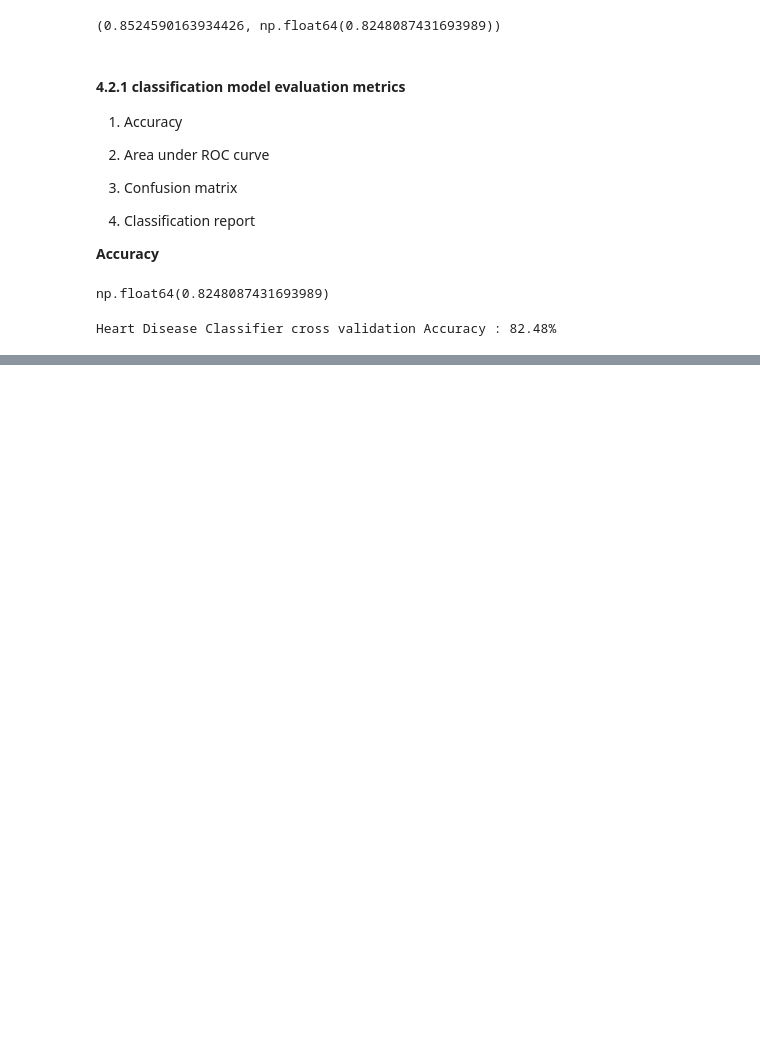
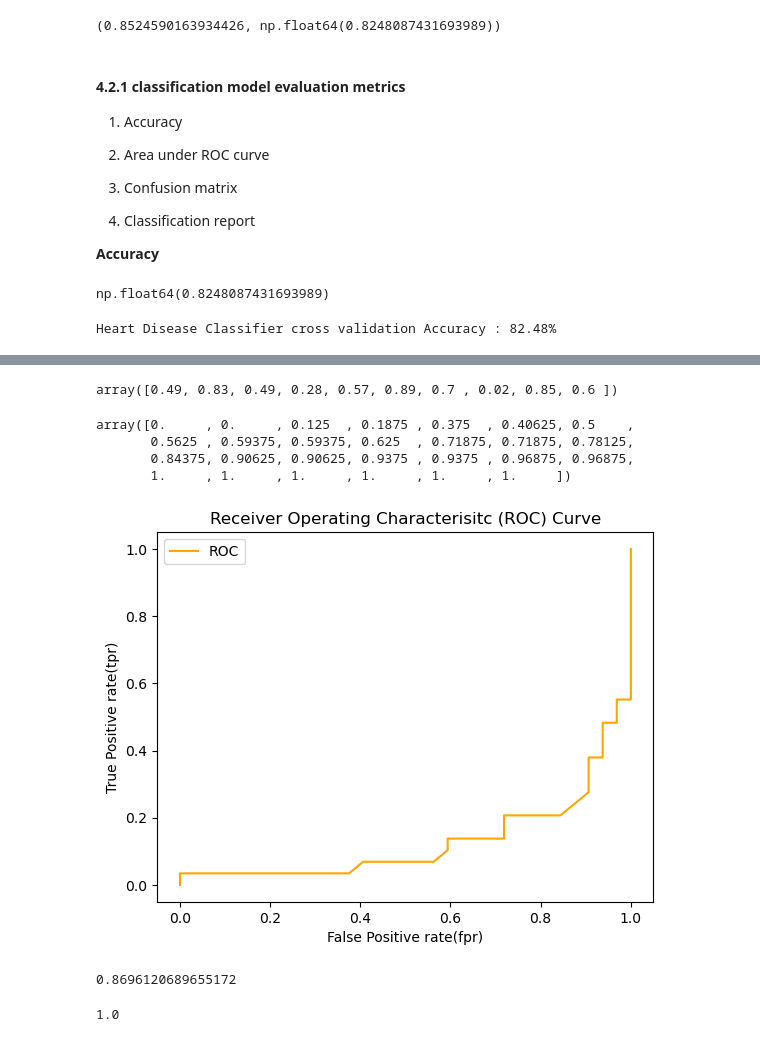
Before and after one commit to EyaderTs/ML-foundations, a Jupyter notebook: notebooks/introduction-to-scikit-learn.ipynb, the cells around one changed output, grey strips where cells are left out. Saved outputs shown, nothing was run; the diff lists cells and outputs as text; code cells hidden in the pictures; blank space fills up the shorter version.

Commit message:
evaluating model with scoring parameter

```diff
--- a/notebooks/introduction-to-scikit-learn.ipynb
+++ b/notebooks/introduction-to-scikit-learn.ipynb
@@ -1174,0 +1187,11 @@ Heart Disease Classifier cross validation Accuracy : 82.48%
+# %%
+from sklearn.metrics import roc_curve
+
+x_train, x_test, y_train, y_test = train_test_split(x, y, test_size=0.2)
+
+# fit the model
+clf.fit(x_train, y_train)
+
+# make preidctions with probabilities
+y_probs = clf.predict_proba(x_test)
+y_probs[:10], len(y_probs)
@@ -1174,0 +1210,52 @@ Heart Disease Classifier cross validation Accuracy : 82.48%
+# %%
+# as you see above the predict proba gives the probabitility of being 0 and being 1
+y_probs_positive = y_probs[:,1]
+y_probs_positive[:10]
+# %% [output]
+array([0.49, 0.83, 0.49, 0.28, 0.57, 0.89, 0.7 , 0.02, 0.85, 0.6 ])
+# %%
+# calculate the fpr, tpr and tresholds
+tpr,fpr, tresholds = roc_curve(y_test, y_probs_positive)
+
+# check the false positive rates
+fpr
+# %% [output]
+array([0.     , 0.     , 0.125  , 0.1875 , 0.375  , 0.40625, 0.5    ,
+       0.5625 , 0.59375, 0.59375, 0.625  , 0.71875, 0.71875, 0.78125,
+       0.84375, 0.90625, 0.90625, 0.9375 , 0.9375 , 0.96875, 0.96875,
+       1.     , 1.     , 1.     , 1.     , 1.     , 1.     ])
+# %%
+# create a function for plottting ROC curves
+import matplotlib.pyplot as plt
+
+def plot_roc_curve (fpr,tpr):
+    """
+        plots a ROC curve given the false postive rate(fpr)
+        and true positive rate(tpr) of a model.
+    """
+
+    #plot roc curve
+    plt.plot(fpr,tpr, color = "orange", label="ROC")
+    #plot line with no predictive power (baseline)
+    # plt.plot([0,1], [0,1], color = "darkblue", linestyle = "--", label = "Guessing")
+
+    #cutomize the plot
+    plt.xlabel("False Positive rate(fpr)")
+    plt.ylabel("True Positive rate(tpr)")
+    plt.title("Receiver Operating Characterisitc (ROC) Curve")
+    plt.legend()
+    plt.show()
+
+plot_roc_curve(fpr,tpr)
+# %% [output]
+[figure, added]
+# %%
+from sklearn.metrics import roc_auc_score
+roc_auc_score(y_test, y_probs_positive)
+# %% [output]
+0.8696120689655172
+# %%
+# perfect AUC score
+roc_auc_score(y_test, y_test)
+# %% [output]
+1.0
```
Also changed, not shown: parts of 13 cells of this notebook.
